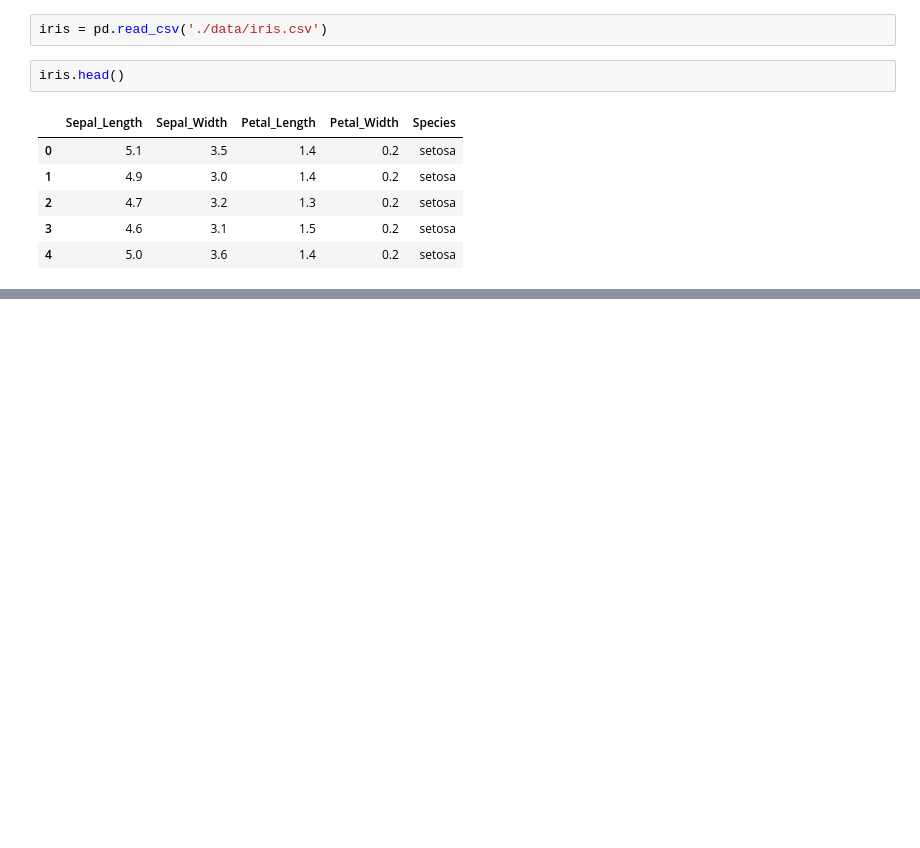
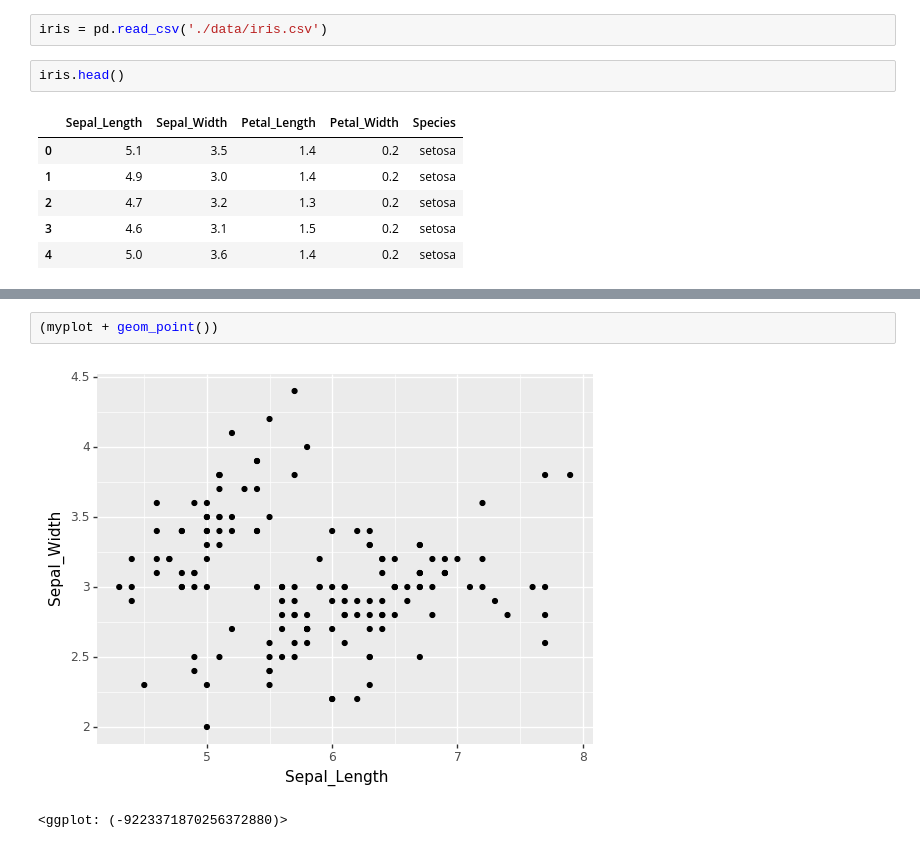
Before and after one commit to kyeonghee-ryu/TIL, a Jupyter notebook: ML&DL/Ch4.dfply & plotnine (1)/Ch4.dfply & plotnine/Untitled1.ipynb, the cells around one changed output, grey strips where cells are left out. Drawn from its saved outputs; the diff is of its cells as text; blank space fills up the shorter version.

```diff
--- a/ML&DL/Ch4.dfply & plotnine (1)/Ch4.dfply & plotnine/Untitled1.ipynb
+++ b/ML&DL/Ch4.dfply & plotnine (1)/Ch4.dfply & plotnine/Untitled1.ipynb
@@ -16,0 +49,5 @@ iris.head()
+# %%
+(myplot + geom_point())
+# %% [output]
+[figure, added]
+<ggplot: (-9223371870256372880)>
```
Also changed, not shown: parts of 71 cells of this notebook, 5 other files.
